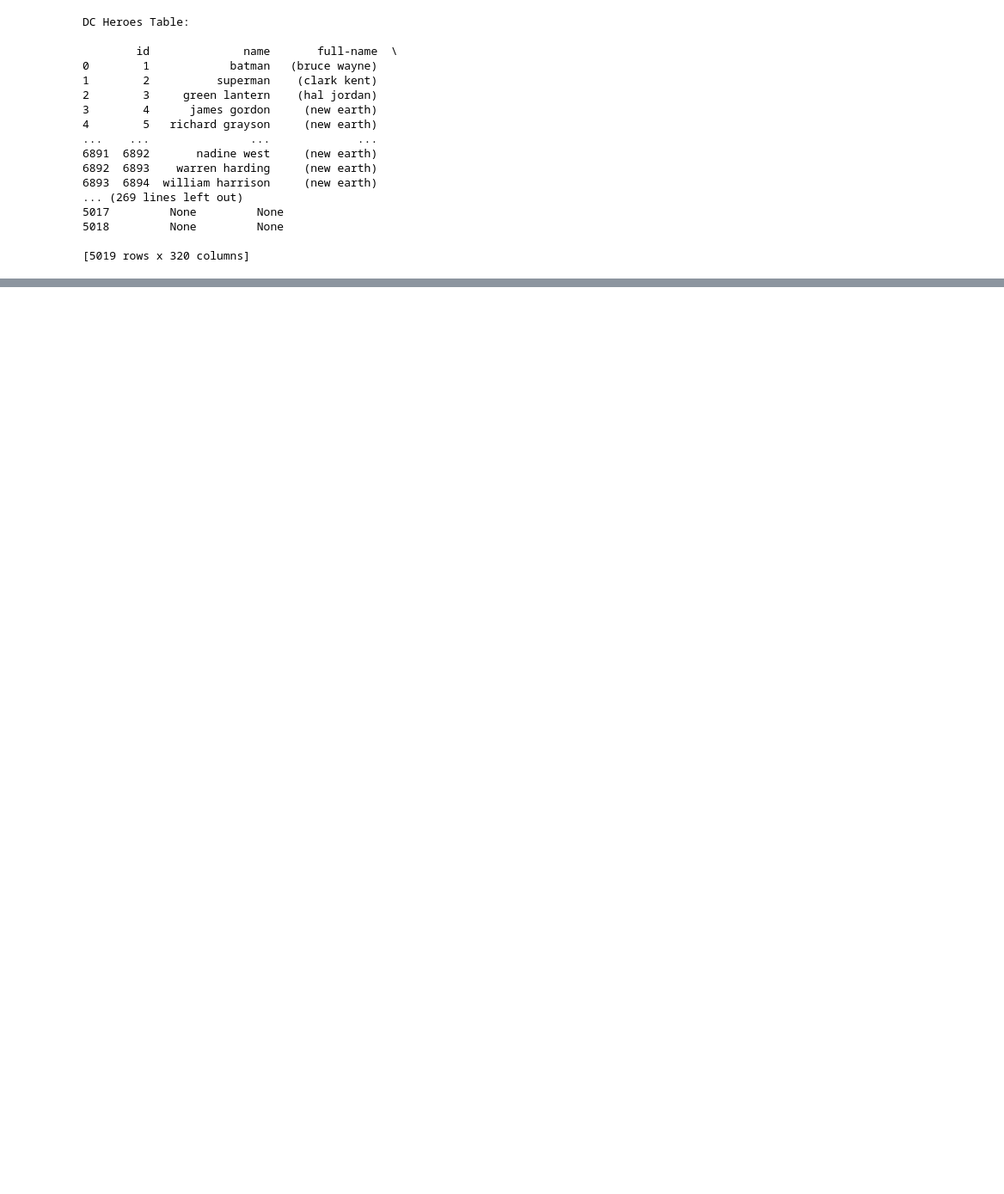
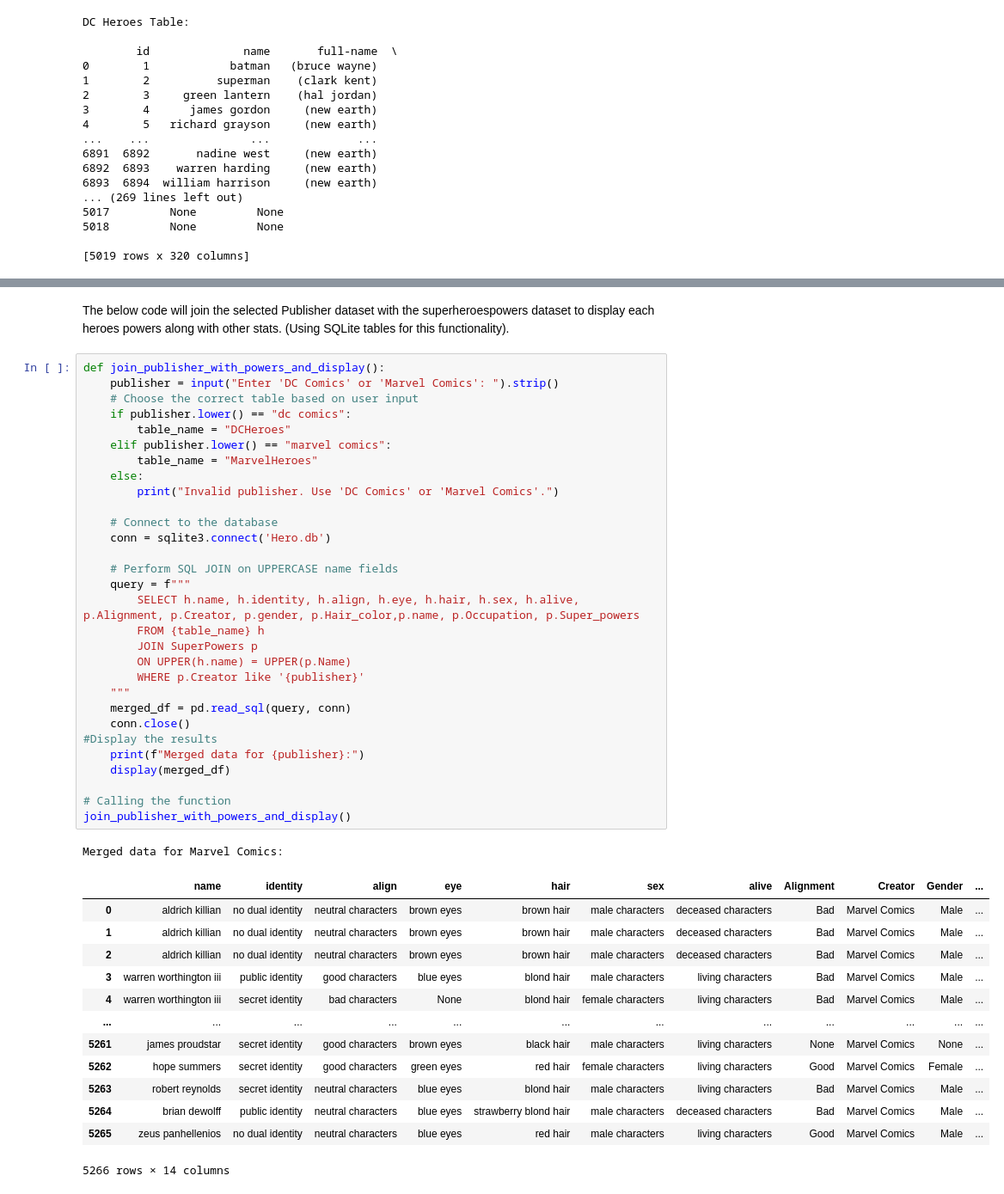
Before and after one commit to Arioch3d/DA_Capstone, a Jupyter notebook: SuperHero.ipynb, the cells around one changed output, grey strips where cells are left out. Shown at 86% size. Cells and saved outputs as stored; diff of their text form; blank space fills up the shorter version.

```diff
--- a/SuperHero.ipynb
+++ b/SuperHero.ipynb
@@ -281,0 +346,47 @@ conn.close()
+# %% [markdown]
+The below code will join the selected Publisher dataset with the superheroespowers dataset to display each heroes powers along with other stats. (Using SQLite tables for this functionality).
+# %%
+def join_publisher_with_powers_and_display():
+    publisher = input("Enter 'DC Comics' or 'Marvel Comics': ").strip()
+    # Choose the correct table based on user input
+    if publisher.lower() == "dc comics":
+        table_name = "DCHeroes"
+    elif publisher.lower() == "marvel comics":
+        table_name = "MarvelHeroes"
+    else:
+        print("Invalid publisher. Use 'DC Comics' or 'Marvel Comics'.")
+
+    # Connect to the database
+    conn = sqlite3.connect('Hero.db')
+
+    # Perform SQL JOIN on UPPERCASE name fields
+    query = f"""
+        SELECT h.name, h.identity, h.align, h.eye, h.hair, h.sex, h.alive, p.Alignment, p.Creator, p.gender, p.Hair_color,p.name, p.Occupation, p.Super_powers
+        FROM {table_name} h
+        JOIN SuperPowers p
+        ON UPPER(h.name) = UPPER(p.Name)
+        WHERE p.Creator like '{publisher}'
+    """
+    merged_df = pd.read_sql(query, conn)
+    conn.close()
+#Display the results
+    print(f"Merged data for {publisher}:")
+    display(merged_df)
+
+# Calling the function
+join_publisher_with_powers_and_display()
+# %% [output]
+Merged data for Marvel Comics:
+|  | name | identity | align | eye | hair | sex | alive | Alignment | Creator | Gender | ... |
+| 0 | aldrich killian | no dual identity | neutral characters | brown eyes | brown hair | male characters | deceased characters | Bad | Marvel Comics | Male | ... |
+| 1 | aldrich killian | no dual identity | neutral characters | brown eyes | brown hair | male characters | deceased characters | Bad | Marvel Comics | Male | ... |
+| 2 | aldrich killian | no dual identity | neutral characters | brown eyes | brown hair | male characters | deceased characters | Bad | Marvel Comics | Male | ... |
+| 3 | warren worthington iii | public identity | good characters | blue eyes | blond hair | male characters | living characters | Bad | Marvel Comics | Male | ... |
+| 4 | warren worthington iii | secret identity | bad characters | None | blond hair | female characters | living characters | Bad | Marvel Comics | Male | ... |
+| ... | ... | ... | ... | ... | ... | ... | ... | ... | ... | ... | ... |
+| 5261 | james proudstar | secret identity | good characters | brown eyes | black hair | male characters | living characters | None | Marvel Comics | None | ... |
+| 5262 | hope summers | secret identity | good characters | green eyes | red hair | female characters | living characters | Good | Marvel Comics | Female | ... |
+| 5263 | robert reynolds | secret identity | neutral characters | blue eyes | blond hair | male characters | living characters | Bad | Marvel Comics | Male | ... |
+| 5264 | brian dewolff | public identity | neutral characters | blue eyes | strawberry blond hair | male characters | deceased characters | Bad | Marvel Comics | Male | ... |
+| 5265 | zeus panhellenios | no dual identity | neutral characters | blue eyes | red hair | male characters | living characters | Good | Marvel Comics | Male | ... |
+5266 rows × 14 columns
```
Also changed, not shown: parts of 16 cells of this notebook, 3 other files.
